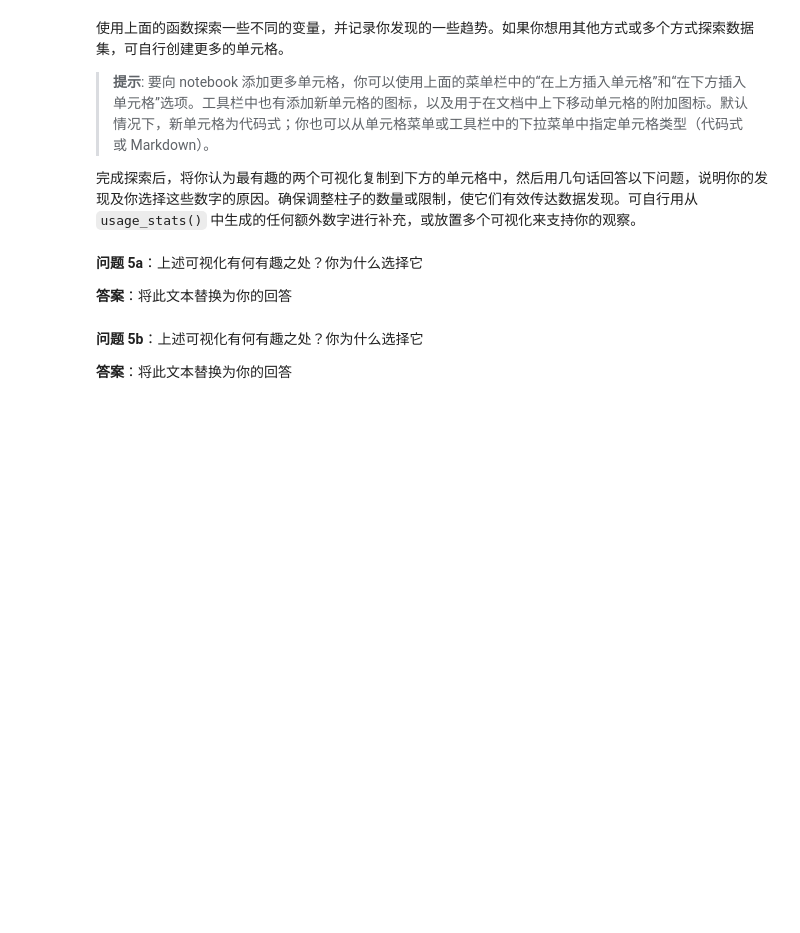
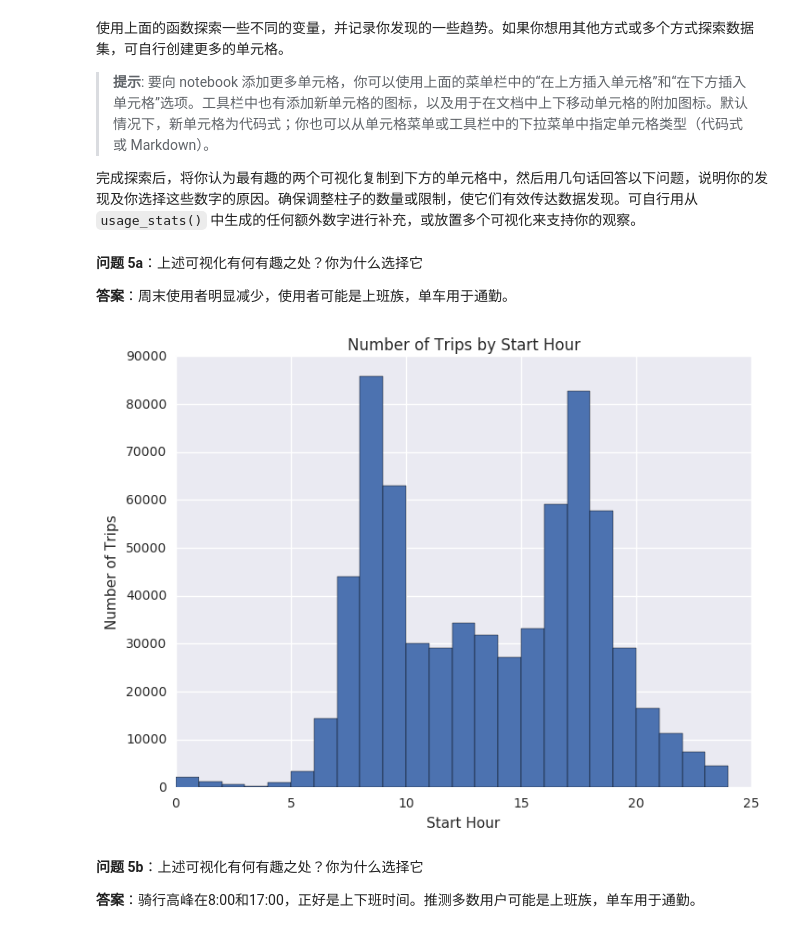
Before and after one commit to zhengweiyu/Bay_Area_Bike_Share_Analysis, a Jupyter notebook: Bay_Area_Bike_Share_Analysis.ipynb, the cells around one changed output. Drawn from its saved outputs; the diff is of its cells as text; code cells hidden in the pictures; blank space fills up the shorter version.

```diff
--- a/Bay_Area_Bike_Share_Analysis.ipynb
+++ b/Bay_Area_Bike_Share_Analysis.ipynb
@@ -332,14 +332,16 @@ usage_plot(trip_data)
 # %% [markdown]
 **问题 5a**：上述可视化有何有趣之处？你为什么选择它
 
-**答案**：将此文本替换为你的回答
+**答案**：周末使用者明显减少，使用者可能是上班族，单车用于通勤。
 # %%
 # Final Plot 2
-usage_plot(trip_data)
+usage_plot(trip_data, 'start_hour', boundary = 0, bin_width = 1)
+# %% [output]
+[figure, added]
 # %% [markdown]
 **问题 5b**：上述可视化有何有趣之处？你为什么选择它
 
-**答案**：将此文本替换为你的回答
+**答案**：骑行高峰在8:00和17:00，正好是上下班时间。推测多数用户可能是上班族，单车用于通勤。
 # %% [markdown]
 ## 结论
 
```
Also changed, not shown: parts of 4 cells of this notebook, 1 other file.
